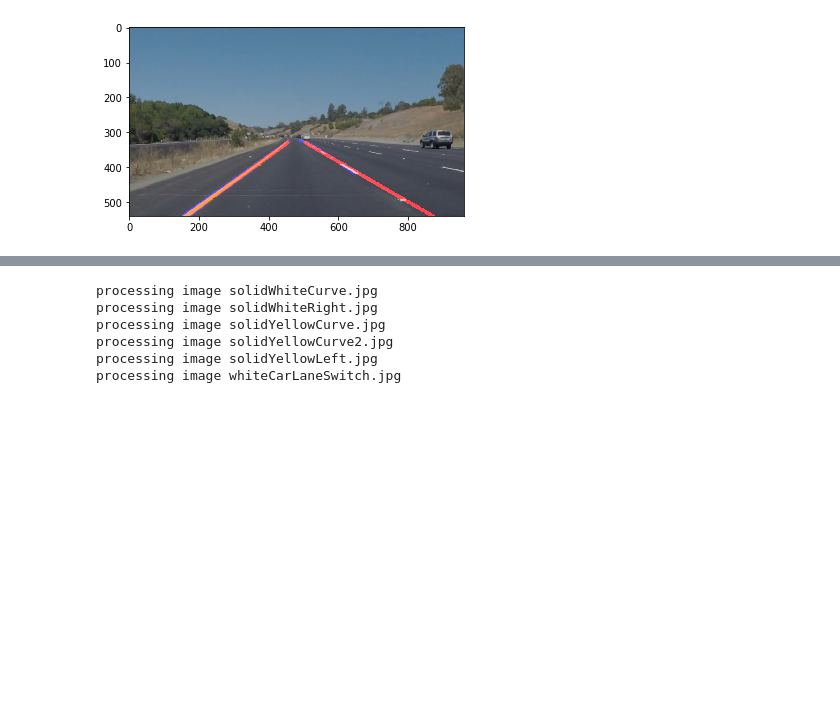
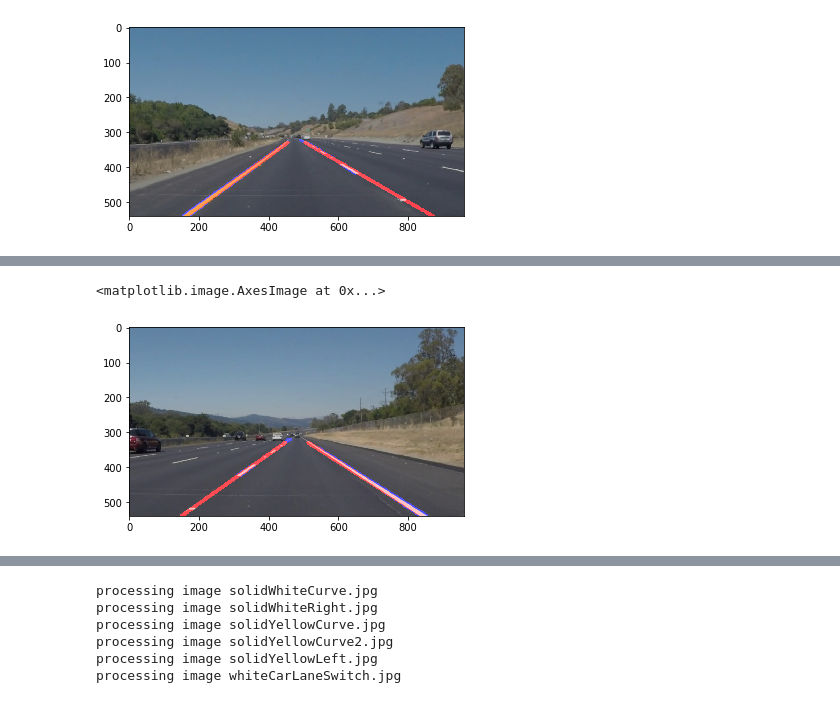
Before and after one commit to jingz8804/CarND-P01-Lane-Lines, a Jupyter notebook: P1.ipynb, the cells around one changed output, grey strips where cells are left out. Saved outputs shown, nothing was run; the diff lists cells and outputs as text; code cells hidden in the pictures; blank space fills up the shorter version.

```diff
--- a/P1.ipynb
+++ b/P1.ipynb
@@ -331,0 +326,7 @@ plt.imshow(lane_detected)
+# %%
+image = mpimg.imread('test_images/solidWhiteRight.jpg')
+lane_detected = lane_detection(image)
+plt.imshow(lane_detected)
+# %% [output]
+<matplotlib.image.AxesImage at 0x...>
+[figure, added]
```
Also changed, not shown: parts of 7 cells of this notebook.
